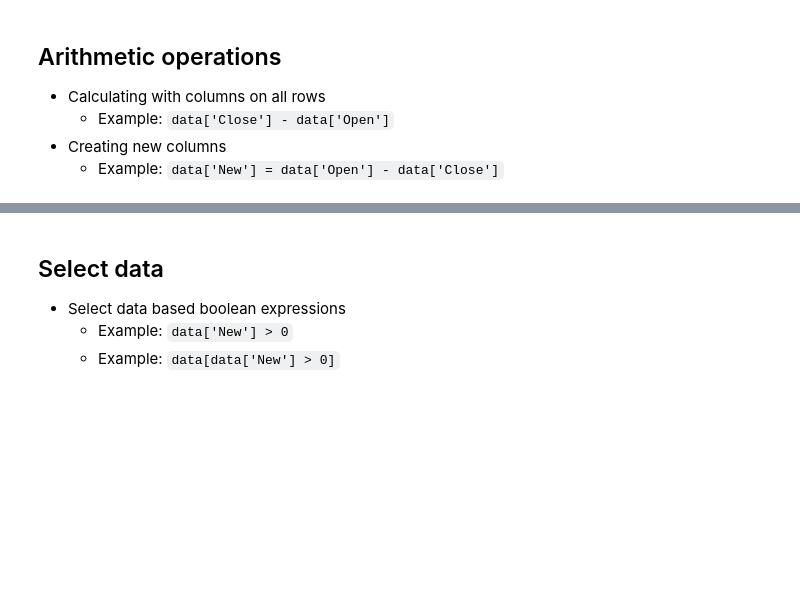
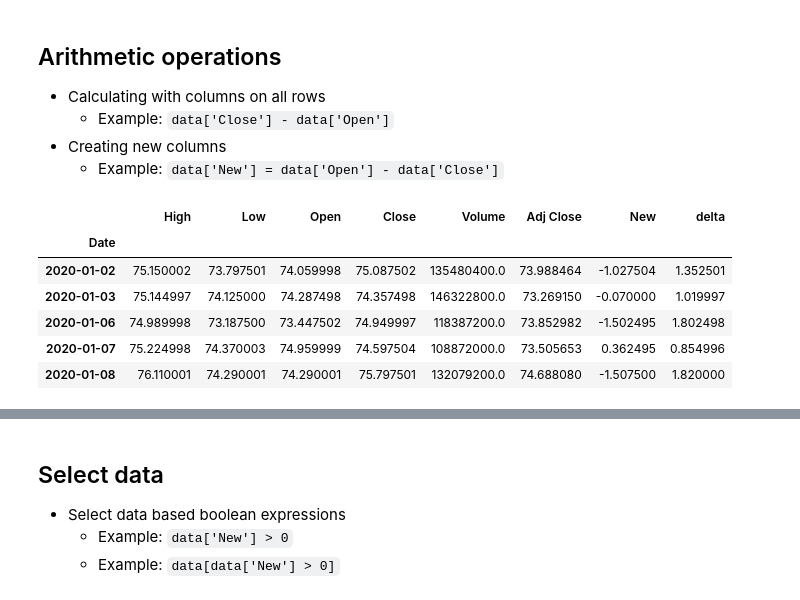
Before and after one commit to ad3rinto/data-science-rune, a Jupyter notebook: 02 - Lesson - pandas for Data Science.ipynb, the cells around one changed output, grey strips where cells are left out. Saved outputs shown, nothing was run; the diff lists cells and outputs as text; code cells hidden in the pictures; blank space fills up the shorter version.

```diff
--- a/02 - Lesson - pandas for Data Science.ipynb
+++ b/02 - Lesson - pandas for Data Science.ipynb
@@ -70,0 +175,10 @@
+# %%
+data.head()
+# %% [output]
+|  | High | Low | Open | Close | Volume | Adj Close | New | delta |
+| Date |  |  |  |  |  |  |  |  |
+| 2020-01-02 | 75.150002 | 73.797501 | 74.059998 | 75.087502 | 135480400.0 | 73.988464 | -1.027504 | 1.352501 |
+| 2020-01-03 | 75.144997 | 74.125000 | 74.287498 | 74.357498 | 146322800.0 | 73.269150 | -0.070000 | 1.019997 |
+| 2020-01-06 | 74.989998 | 73.187500 | 73.447502 | 74.949997 | 118387200.0 | 73.852982 | -1.502495 | 1.802498 |
+| 2020-01-07 | 75.224998 | 74.370003 | 74.959999 | 74.597504 | 108872000.0 | 73.505653 | 0.362495 | 0.854996 |
+| 2020-01-08 | 76.110001 | 74.290001 | 74.290001 | 75.797501 | 132079200.0 | 74.688080 | -1.507500 | 1.820000 |
```
Also changed, not shown: parts of 16 cells of this notebook, 1 other file.
